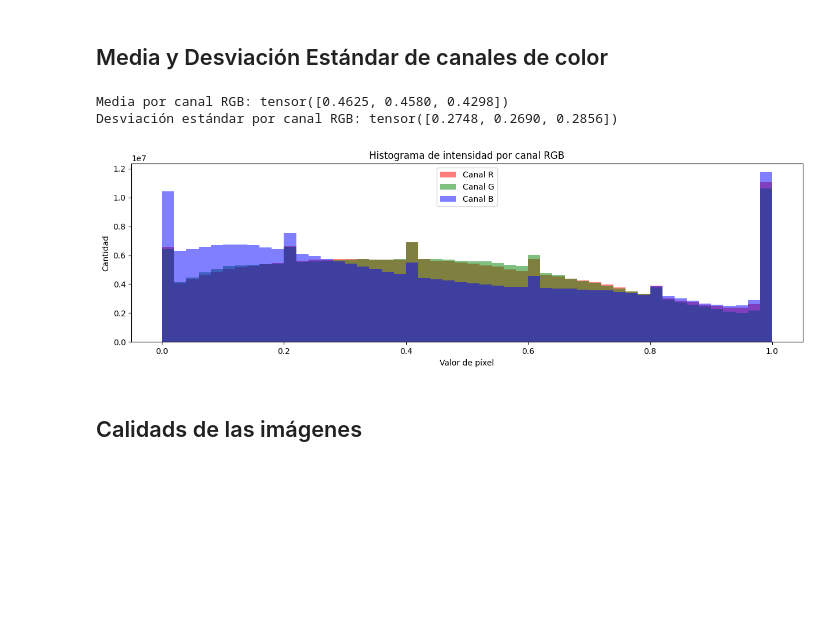
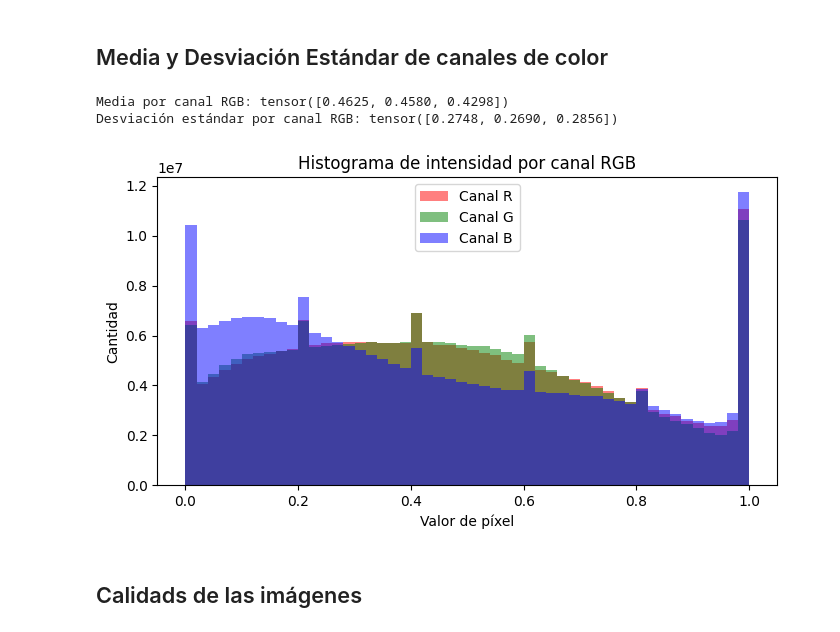
Before and after one commit to kidnixt/imagenette, a Jupyter notebook: imagenette.ipynb, the cells around one changed output. Cells and saved outputs as stored; diff of their text form; code cells hidden in the pictures; blank space fills up the shorter version.

```diff
--- a/imagenette.ipynb
+++ b/imagenette.ipynb
@@ -205,35 +205,35 @@ stds = []
 loader = DataLoader(train_dataset, batch_size=64, shuffle=False, num_workers=2)
 
 for imgs, _ in loader:
     means.append(imgs.mean(dim=[0,2,3]))  # mean por canal
     stds.append(imgs.std(dim=[0,2,3]))    # std por canal
 
 mean = torch.stack(means).mean(dim=0)
 std = torch.stack(stds).mean(dim=0)
 
 print("Media por canal RGB:", mean)
 print("Desviación estándar por canal RGB:", std)
 
 # Histograma de intensidad por canal
 all_pixels = []
 for imgs, _ in loader:
     all_pixels.append(imgs)
 
 all_pixels = torch.cat(all_pixels, dim=0)  # shape [N, C, H, W]
 
-plt.figure(figsize=(15,4))
+plt.figure(figsize=(8,4))
 colors = ['r','g','b']
 for i, color in enumerate(colors):
     plt.hist(all_pixels[:,i,:,:].numpy().flatten(), bins=50, color=color, alpha=0.5, label=f'Canal {color.upper()}')
 plt.title("Histograma de intensidad por canal RGB")
 plt.xlabel("Valor de píxel")
 plt.ylabel("Cantidad")
 plt.legend()
 plt.show()
 # %% [output]
 Media por canal RGB: tensor([0.4625, 0.4580, 0.4298])
 Desviación estándar por canal RGB: tensor([0.2748, 0.2690, 0.2856])
-[figure, old version]
+[figure, new version]
 # %% [markdown]
 ## Calidads de las imágenes
 # %%
```
Also changed, not shown: parts of 9 cells of this notebook, 1 other file.
